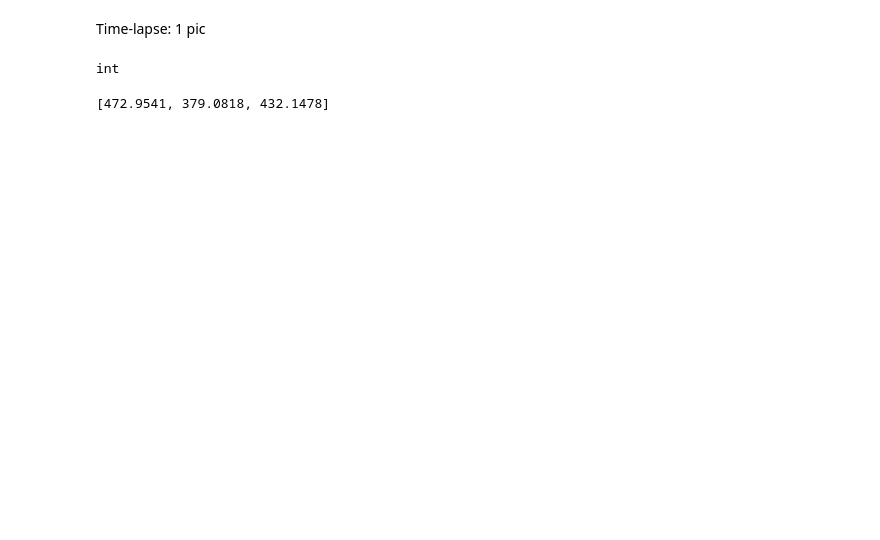
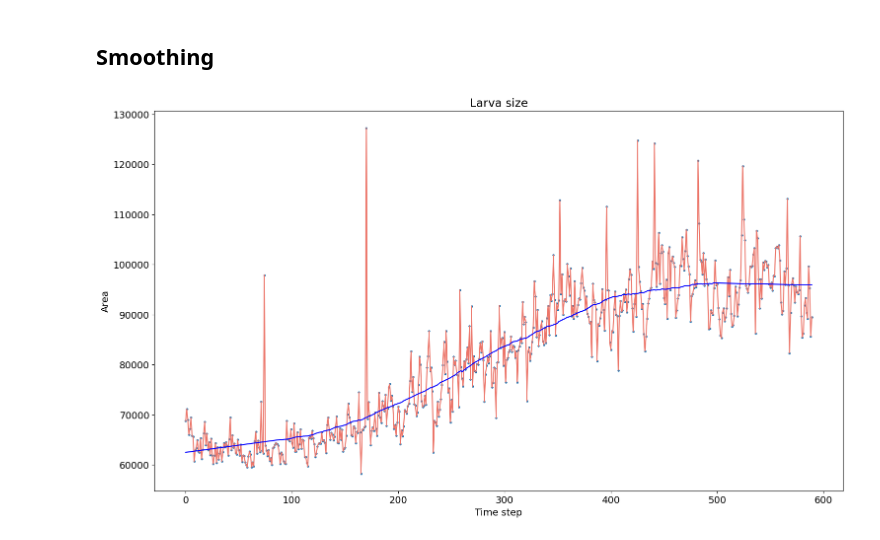
Before and after one commit to amanda-araujo/animal-development, a Jupyter notebook: treco_growth.ipynb, the cells around one changed output. Drawn from its saved outputs; the diff is of its cells as text; code cells hidden in the pictures; blank space fills up the shorter version.

```diff
--- a/treco_growth.ipynb
+++ b/treco_growth.ipynb
@@ -122,10 +68,48 @@ plt.show()
-# %% [markdown]
-Time-lapse: 1 pic
-# %%
-type(indices[1])
-# %% [output]
-int
-# %%
-data[0]
-# %% [output]
-[472.9541, 379.0818, 432.1478]
+# %% [markdown]
+## Smoothing
+# %%
+# Data
+data = data_size
+
+# Create a list of indices
+indices = list(range(len(data)))
+
+# Plot the data
+plt.figure(figsize=(18, 10))
+plt.rcParams.update({'font.size': 14})
+plt.plot(indices, data, c='#ec7569')
+plt.scatter(indices, data, s=5)
+
+# Title and labels
+plt.title('Larva size')
+plt.xlabel('Time step')
+plt.ylabel('Area')
+
+import numpy as np
+from scipy.signal import savgol_filter
+
+# Smoothing
+window_length = 180
+polyorder = 1
+
+x = indices #590
+y = data    #590
+
+x = np.array(x)
+y = np.array(y)
+
+x = np.reshape(x, (len(x), ))
+y = np.reshape(y, (len(y), ))
+
+data_filtered = savgol_filter(y, window_length , polyorder) #590
+
+# Plot smoothing
+plt.plot(indices, data_filtered, color='blue')
+
+# Save figure
+plt.savefig("size_smooth.png", dpi=300)
+
+# Display the plot
+plt.show()
+# %% [output]
+[figure, added]
```
Also changed, not shown: parts of 17 cells of this notebook.
